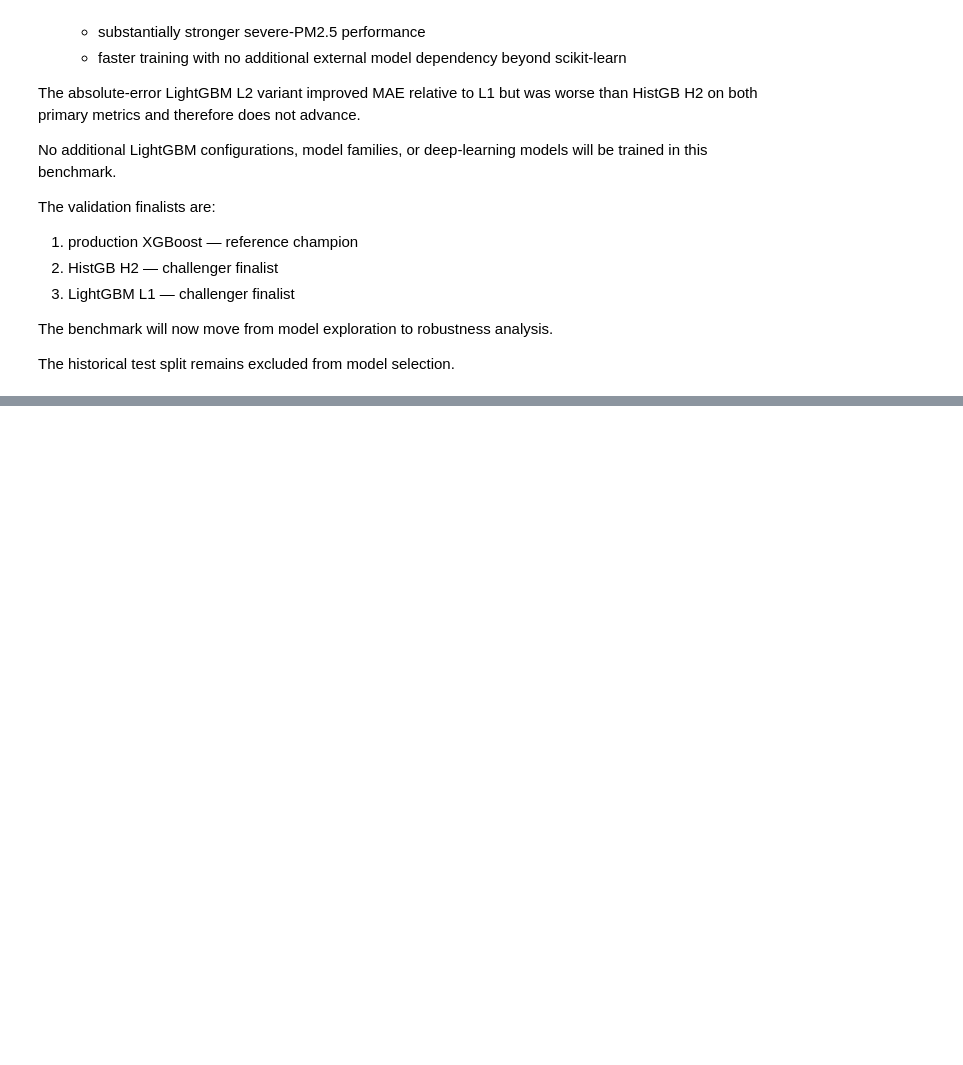
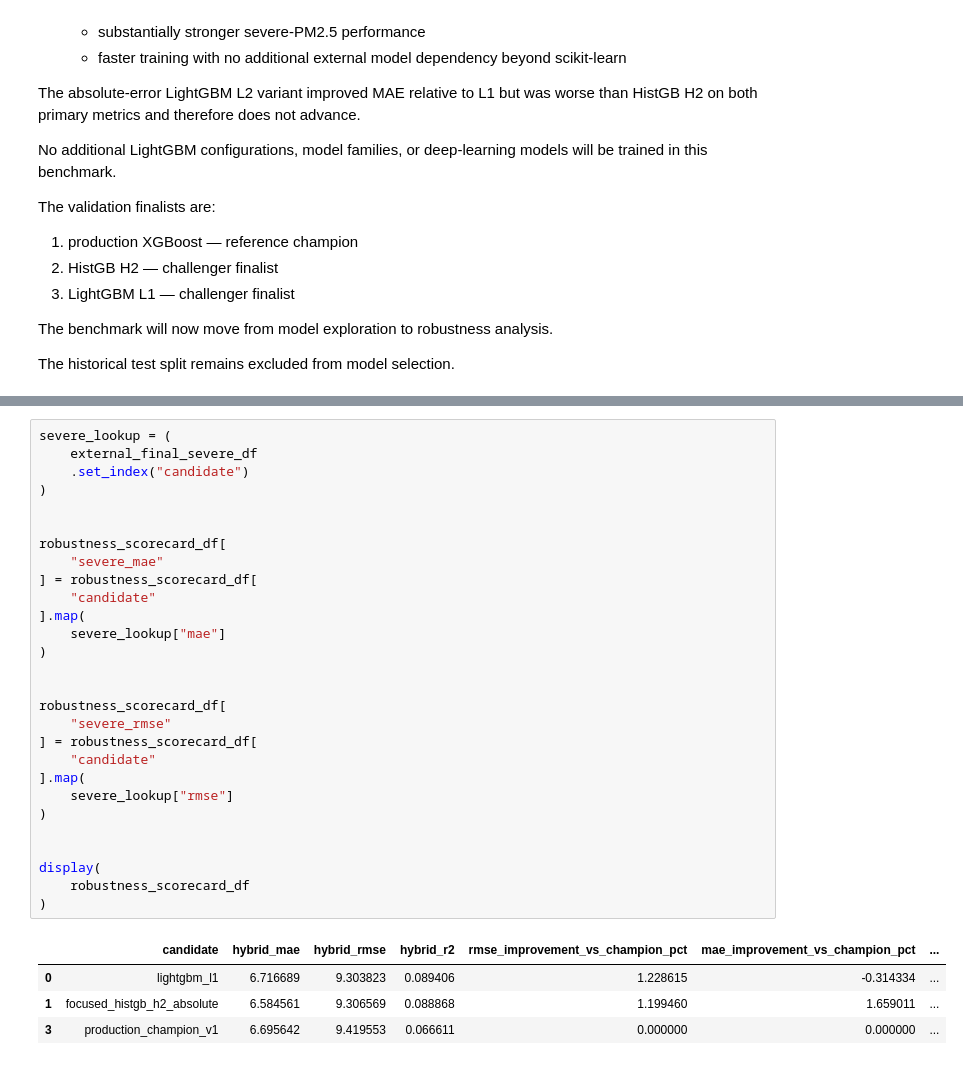
Before and after one commit to riyanj220/pearls-aqi-predictor, a Jupyter notebook: notebooks/12_model_challenger_benchmark.ipynb, the cells around one changed output, grey strips where cells are left out. Cells and saved outputs as stored; diff of their text form; blank space fills up the shorter version.

```diff
--- a/notebooks/12_model_challenger_benchmark.ipynb
+++ b/notebooks/12_model_challenger_benchmark.ipynb
@@ -9612,0 +10033,33 @@ The historical test split remains excluded from model selection.
+# %%
+severe_lookup = (
+    external_final_severe_df
+    .set_index("candidate")
+)
+
+
+robustness_scorecard_df[
+    "severe_mae"
+] = robustness_scorecard_df[
+    "candidate"
+].map(
+    severe_lookup["mae"]
+)
+
+
+robustness_scorecard_df[
+    "severe_rmse"
+] = robustness_scorecard_df[
+    "candidate"
+].map(
+    severe_lookup["rmse"]
+)
+
+
+display(
+    robustness_scorecard_df
+)
+# %% [output]
+|  | candidate | hybrid_mae | hybrid_rmse | hybrid_r2 | rmse_improvement_vs_champion_pct | mae_improvement_vs_champion_pct | ... |
+| 0 | lightgbm_l1 | 6.716689 | 9.303823 | 0.089406 | 1.228615 | -0.314334 | ... |
+| 1 | focused_histgb_h2_absolute | 6.584561 | 9.306569 | 0.088868 | 1.199460 | 1.659011 | ... |
+| 3 | production_champion_v1 | 6.695642 | 9.419553 | 0.066611 | 0.000000 | 0.000000 | ... |
```
Also changed, not shown: parts of 12 cells of this notebook.
